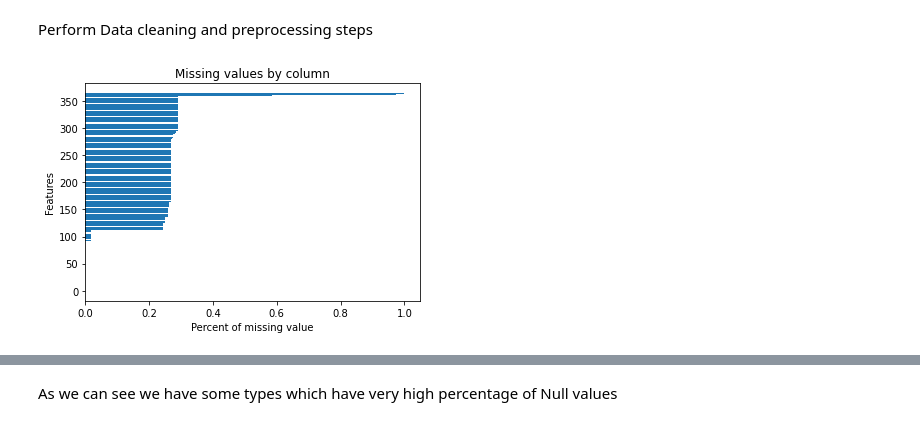
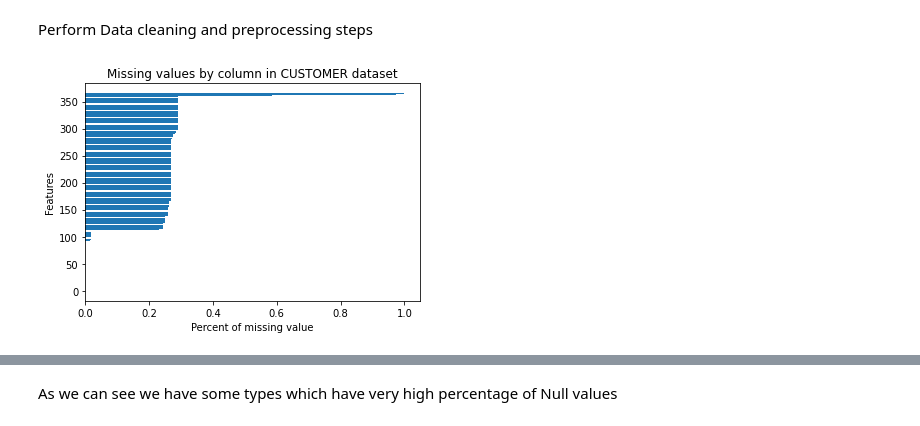
Before and after one commit to Vaibhav3M/Arvato-Udacity-Capstone, a Jupyter notebook: Arvato Project Workbook.ipynb, the cells around one changed output, grey strips where cells are left out. Cells and saved outputs as stored; diff of their text form; code cells hidden in the pictures.

Commit message:
FEAT: Complete analysis on dataset, final model Catboost

```diff
--- a/Arvato Project Workbook.ipynb
+++ b/Arvato Project Workbook.ipynb
@@ -85,15 +91,16 @@ df_azdias.describe()
 Renaming the column names to understandble form.
 # %%
 # Drop the extra column of customers dataset.
-df_customers.drop(columns=['CUSTOMER_GROUP', 'ONLINE_PURCHASE', 'PRODUCT_GROUP','LNR'], inplace=True)
+df_customers.drop(columns=['CUSTOMER_GROUP', 'ONLINE_PURCHASE', 'PRODUCT_GROUP'], inplace=True)
 # %% [markdown]
 Perform Data cleaning and preprocessing steps
 # %%
-#columns with missing values
+#Customer columns with missing values
 plt.barh(np.arange(len(df_customers.columns)), df_customers.isnull().mean().sort_values(ascending=True))
 plt.xlabel('Percent of missing value')
 plt.ylabel('Features')
-plt.title('Missing values by column')
+plt.title('Missing values by column in CUSTOMER dataset')
+#plt.savefig('missing_customer', quality = 100)
 plt.show()
 # %% [output]
-[figure, old version]
+[figure, new version]
```
Also changed, not shown: parts of 55 cells of this notebook, 5 other files.
